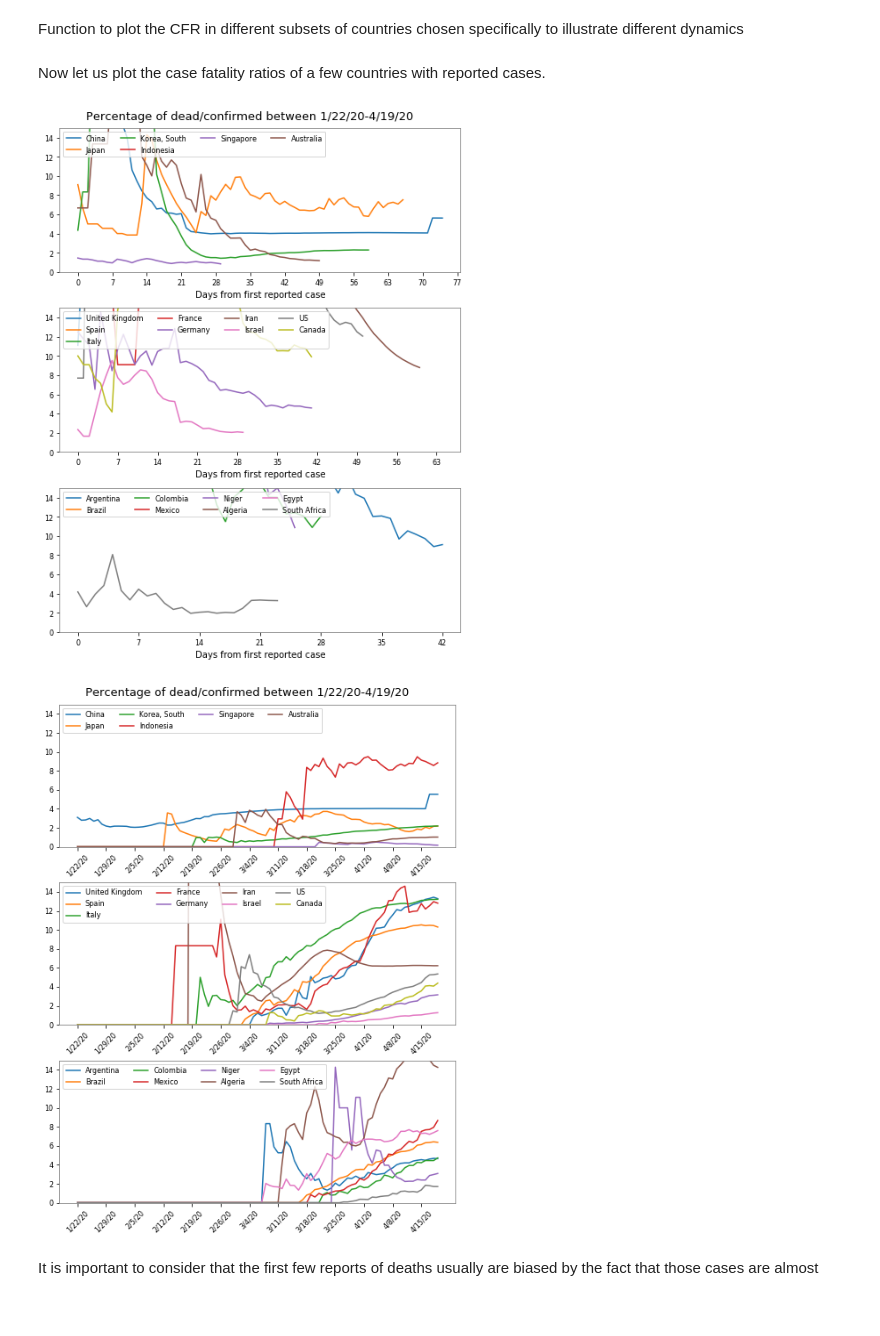
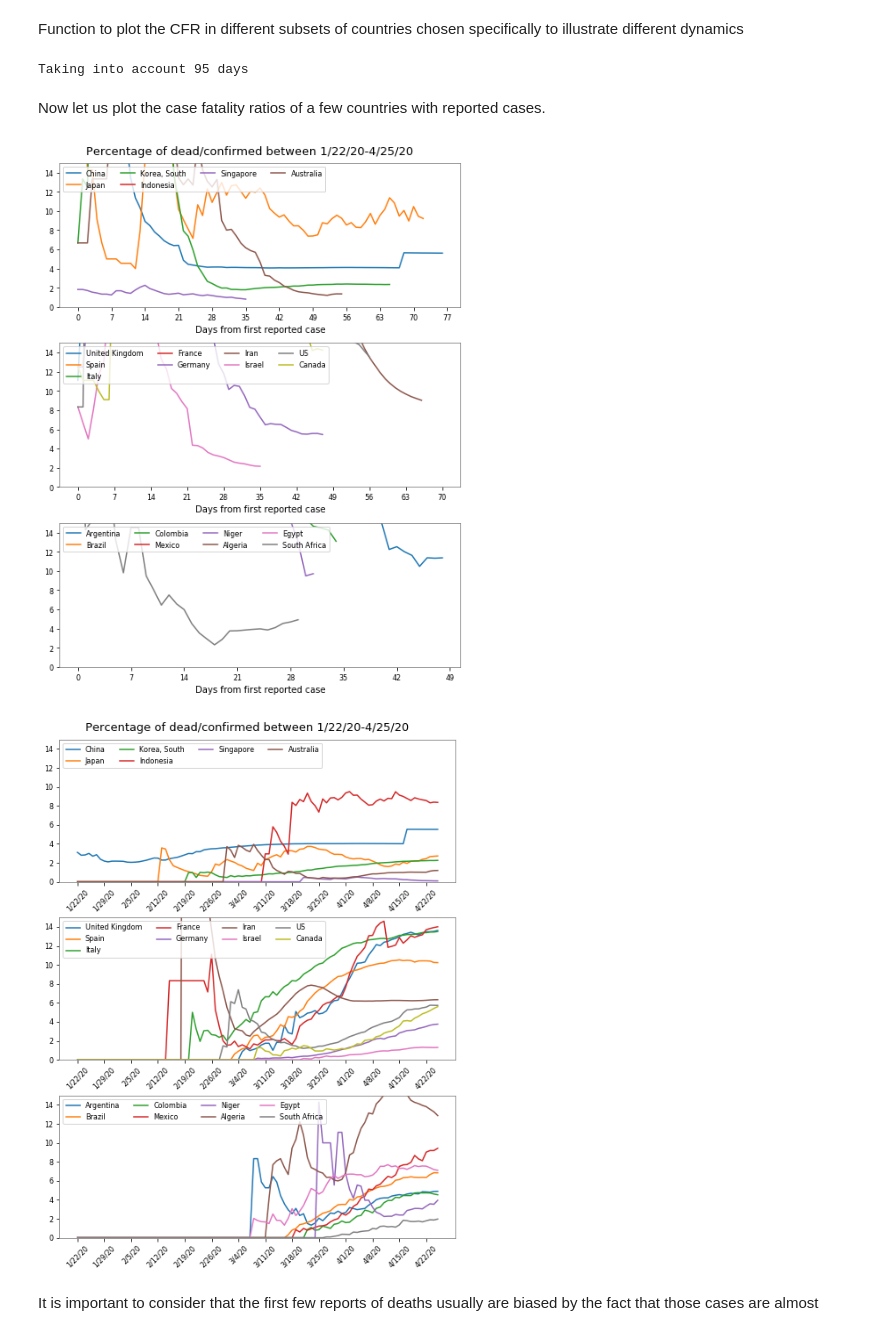
Before and after one commit to scab-unam/dam_COVID-19, a Jupyter notebook: dam_COVID19_JHU_cfr_Jan2020-.ipynb, the cells around one changed output. Drawn from its saved outputs; the diff is of its cells as text; code cells hidden in the pictures.

```diff
--- a/dam_COVID19_JHU_cfr_Jan2020-.ipynb
+++ b/dam_COVID19_JHU_cfr_Jan2020-.ipynb
@@ -603,6 +609,7 @@ MiddleEast =['Iran','Israel']
 #MiddleEast =['Iran','Lebanon', 'West Bank and Gaza','Israel']
 regions=[R1,R2+MiddleEast+R3,LatinAmerica+Africa]
 #
+delay = 14
 ii = getIndsRegions(countries, regions)
-figu=plotCasesDeathsTS(casesTS=totCases,deathsTS=totDeathCases,regions=regions,countries=countries, convFactor=10**6)
+figu=plotCasesDeathsTS(casesTS=totCases[:,:-delay], deathsTS=totDeathCases[:,delay:], regions=regions, countries=countries, convFactor=10**6)
 # %% [output]
@@ -620,7 +627,7 @@ def delayCorrectTSPair(a,b,delay=18):
     b = b[DCdelay:]
     return a,b
 
-DCdelay=14; DRdelay=14
+DCdelay=18; DRdelay=14
 DC_totCases,DC_totDeaths=delayCorrectTSPair(totCases.transpose(),totDeathCases.transpose(),delay=DCdelay)
 RC_totCases,RC_totRecovs=delayCorrectTSPair(totCases.transpose(),totRecovCases.transpose(),delay=DRdelay)
 #
@@ -651,27 +715,0 @@ DC_cfr.max()
-# %%
-# Local example for comparison of CFRs with and without delay
-DCdelay =0
-i = np.where(countries=='Spain')[0][0]
-locCases = totCases[i]
-locDeaths = totDeathCases[i]
-DC_locCases= locCases[:-DCdelay]
-DC_locDeaths= locDeaths[DCdelay:]
-print(DC_locCases,DC_locDeaths)
-DC_locCFR =zeroCorrectCFR(c=np.int64(DC_locCases),d=DC_locDeaths)
-fLocalDC= gr.figure(figsize=(7,11));
-gr.ioff(); ax=list(); rows=4; cols=1
-for n in range(rows*cols):
-    ax.append(fLocalDC.add_subplot(rows,cols,n+1))
-
-delayDays = np.arange(DCdelay,nDays)
-ax[0].plot(DC_locCases,DC_locDeaths,label='(C,D) delay-corrected, %s'%countries[i])
-ax[0].plot(locCases[DCdelay:],locDeaths[DCdelay:],label='(C,D) no correction, %s'%countries[i])
-ax[1].plot(delayDays,DC_locCases,label='shifted cases')
-ax[1].plot(delayDays,DC_locDeaths,label='deaths')
-ax[2].plot(delayDays[1:],DC_locCases[1:]-DC_locCases[:-1],label=r'$\Delta$ cases')
-ax[2].plot(delayDays[1:],DC_locDeaths[1:]-DC_locDeaths[:-1],label=r'$\Delta$ deaths')
-ax[3].plot(delayDays[1:],DC_locCFR,label=r'$\frac{D(t+\delta)}{C(t)}$')
-
-for n in range(rows*cols):
-    ax[n].legend()
-gr.ion(); gr.draw()
@@ -695,6 +718,7 @@ Function to plot the CFR in different subsets of countries chosen specifically t
 # %%
 #
 def plotCFRTS(cfr,dates,regions,countries,move2start=1):
+    print('Taking into account %d days'%nDays)
     cfr=100*cfr
     delayDays = np.arange(DCdelay,nDays)
     ii = getIndsRegions(countries, regions)
@@ -725,26 +749,28 @@ def plotCFRTS(cfr,dates,regions,countries,move2start=1):
         ax[n].legend(ncol=4,loc='upper left',fontsize=8)
     figu.subplots_adjust(left=0.075,bottom=0.075,right=0.97,top=0.95,wspace=0.2,hspace=0.25)
     gr.ion(); gr.draw(); gr.show()
+    strCFR='figures_COVID19_dataAnalysis/dam_COVID19_JHU_cfr_fromFirstLocalCase.png'
+    figu.savefig('./'+strCFR)
     return figu
+# %% [output]
+Taking into account 95 days
 # %% [markdown]
 Now let us plot the case fatality ratios of a few countries with reported cases.
 # %%
 # ---------------------------------------------
 # All relative to the starting days of the pandemia
 figu=plotCFRTS(DC_cfr,dates,regions,countries, move2start=1)
-strCFR='figures/tsam_Covid19_JHU_cfr_fromFirstLocalCase.png'
-figu.savefig('./'+strCFR)
 # %% [output]
-[figure, old version]
+[figure, new version]
 # %%
 # ---------------------------------------------
 # From the day the first case was reported
 figu=plotCFRTS(cfr,dates,regions,countries, move2start=0)
-strCFR='figures/tsam_Covid19_JHU_cfr_relative2d0.png'
+strCFR='figures_COVID19_dataAnalysis/dam_COVID19_JHU_cfr_relative2d0.png'
 figu.savefig('./'+strCFR)
 # ---------------------------------------------
 # %% [output]
-[figure, old version]
+[figure, new version]
 # %% [markdown]
 It is important to consider that the first few reports of deaths usually are biased by the fact that those cases are almost
 # %% [markdown]
```
Also changed, not shown: parts of 58 cells of this notebook, 8 other files.
